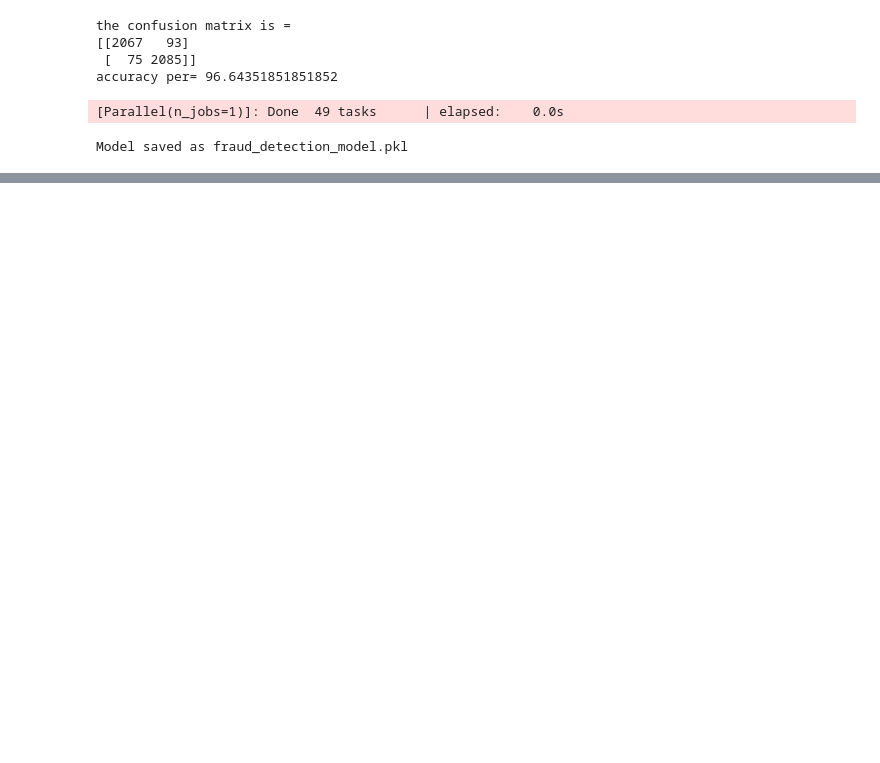
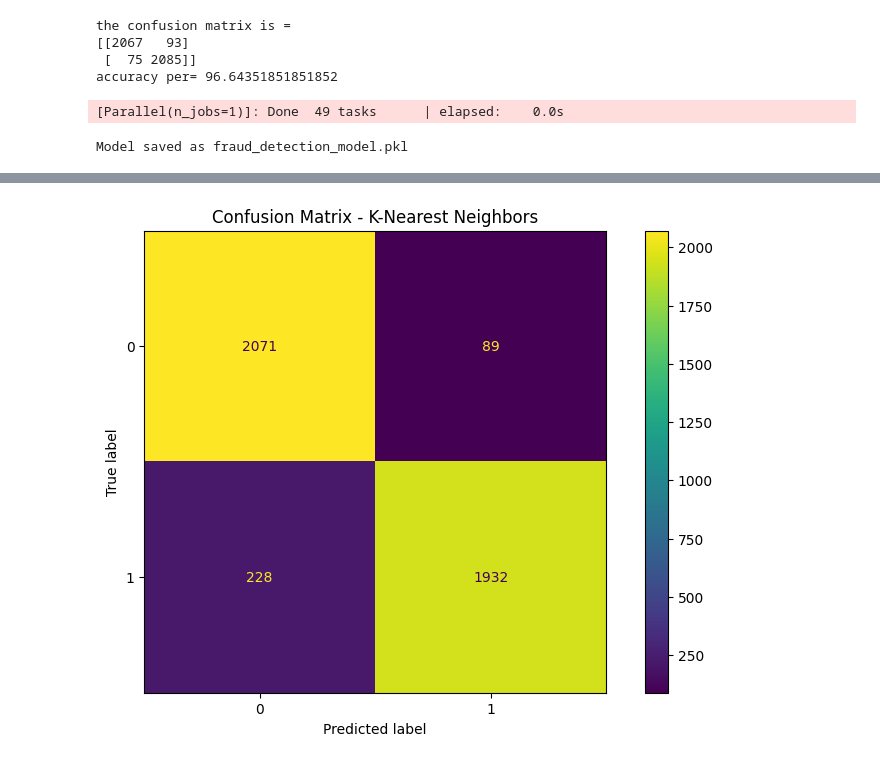
Before and after one commit to P-FardeenMalik/Fraud-Detection-on-Bank-Payments, a Jupyter notebook: Project.ipynb, the cells around one changed output, grey strips where cells are left out. Saved outputs shown, nothing was run; the diff lists cells and outputs as text; code cells hidden in the pictures; blank space fills up the shorter version.

```diff
--- a/Project.ipynb
+++ b/Project.ipynb
@@ -373,0 +388,8 @@ Model saved as fraud_detection_model.pkl
+# %%
+# Confusion Matrix for K-Nearest Neighbors
+y_pred_knn = knn_cls.predict(X_test)
+ConfusionMatrixDisplay.from_predictions(y_test, y_pred_knn)
+plt.title("Confusion Matrix - K-Nearest Neighbors")
+plt.show()
+# %% [output]
+[figure, added]
```
Also changed, not shown: parts of 7 cells of this notebook, 1 other file.
